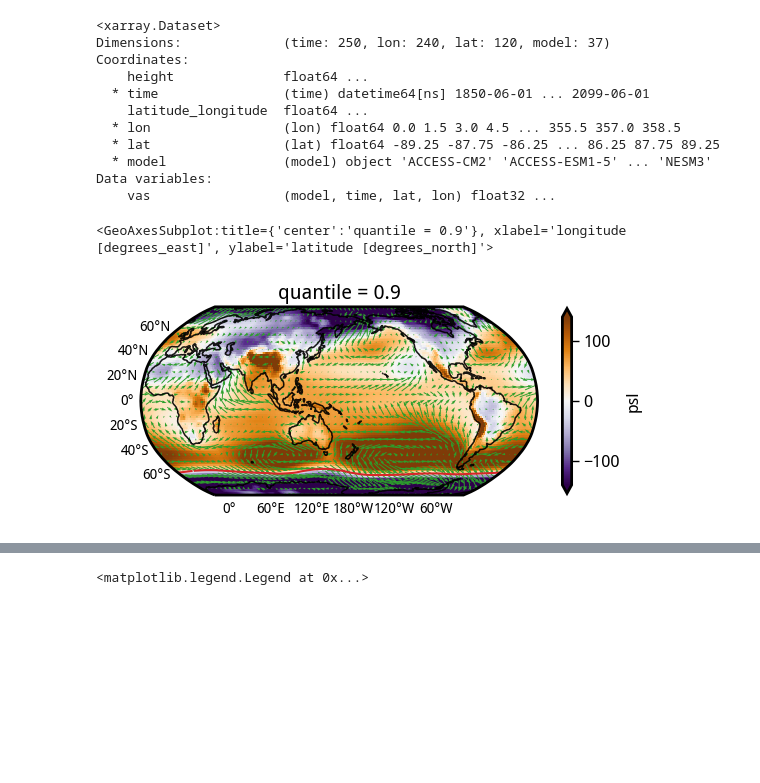
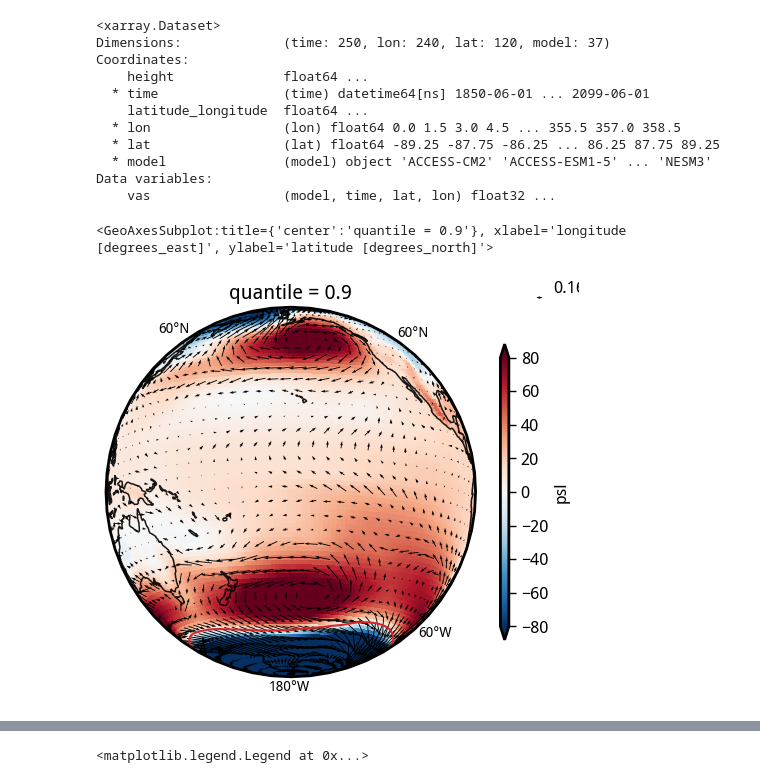
Before and after one commit to adisen99/net_zero_enso_pacific_changes, a Jupyter notebook: 01_cmip6_mean_state_ih_grad.ipynb, the cells around one changed output, grey strips where cells are left out. Saved outputs shown, nothing was run; the diff lists cells and outputs as text; code cells hidden in the pictures; blank space fills up the shorter version.

```diff
--- a/01_cmip6_mean_state_ih_grad.ipynb
+++ b/01_cmip6_mean_state_ih_grad.ipynb
@@ -649,3 +649,6 @@ plt.axhline(0.0, lw=0.5, color='k')
 # %% [output]
 <matplotlib.lines.Line2D at 0x...>
 [figure]
+# %%
+weights = np.cos(np.deg2rad(ts5.ts.lat))
+weights
@@ -756,0 +783,3 @@ plot_background(ax)
+# %%
+rel_ts5 = ts5.ts - ts5.ts.weighted(weights).mean(('lat', 'lon'))
+rel_ts5
@@ -756,0 +804,3 @@ plot_background(ax)
+# %%
+mer_grad5 = rel_ts5.sel(lat = slice(60, 90), lon = slice(140, 290)).weighted(weights).mean(('lat', 'lon')) - rel_ts5.sel(lat = slice(-80, -60), lon = slice(140, 290)).weighted(weights).mean(('lat', 'lon'))
+mer_grad5
@@ -756,0 +827,7 @@ plot_background(ax)
+# %%
+test1 = (mer_grad5.mean('model')/(mer_grad5.mean('model').max('time') - mer_grad5.mean('model').min('time')))
+test1.plot(color='k', lw=2.0)
+test2 = (zon_pac_grad5.mean('model')/(zon_pac_grad5.mean('model').max('time') - zon_pac_grad5.mean('model').min('time')))
+test2.plot(color='tab:red', lw=1.0, alpha=0.3)
+loess3d(test2, dim='time', period=15).plot(color='tab:red', lw=2.0)
+plt.axhline(0.0, lw=0.5, color='k')
@@ -788,17 +876,19 @@ Data variables:
 uas5_anom = funcs.calc_anom(uas5.uas, uas5.uas.sel(time = slice('1960', '1990')))
 vas5_anom = funcs.calc_anom(vas5.vas, vas5.vas.sel(time = slice('1960', '1990')))
 # %%
-ax = plt.axes(projection=ccrs.Robinson(central_longitude=160))
-# plt_test1 = psl5.psl.where(test1 > test1.quantile(0.90, 'model'), drop=True).sel(time = slice('2040', '2070')).mean(('time', 'model')).sel(lat = slice(-80, 80))
-# (plt_test1).plot(transform=ccrs.PlateCarree(), vmin=-140, vmax=140, cmap='PuOr_r', cbar_kwargs=dict(shrink=0.5))
-(plt_test1 - plt_test1.mean(('lat', 'lon'))).plot(transform=ccrs.PlateCarree(), vmin=-140, vmax=140, cmap='PuOr_r', cbar_kwargs=dict(shrink=0.5))
-(plt_test1 - plt_test1.mean(('lat', 'lon'))).sel(lat = slice(-70, -50)).plot.contour(transform=ccrs.PlateCarree(), colors='tab:red', levels=[0],)
-plt_test1_wnd = xr.merge([uas5_anom.where(test1 > test1.quantile(0.90, 'model'), drop=True).sel(time = slice('2040', '2070')).mean(('time', 'model')).sel(lat = slice(-80, 80)), \
-                          vas5_anom.where(test1 > test1.quantile(0.90, 'model'), drop=True).sel(time = slice('2040', '2070')).mean(('time', 'model')).sel(lat = slice(-80, 80))]).isel(lon = slice(0,-1,4), lat = slice(0,-1,4))
-plt_test1_wnd.plot.quiver(x="lon", y="lat", u="uas", v="vas", color='tab:green', vmin=0, vmax=1, extend='both', scale=20, robust=True, transform=ccrs.PlateCarree())
+# ax = plt.axes(projection=ccrs.Robinson(central_longitude=180))
+ax = plt.axes(projection=ccrs.Orthographic(central_longitude=200, central_latitude=-10))
+plt_test1 = psl5.psl.where(test1 > test1.quantile(0.90, 'model'), drop=True).sel(time = slice('2000', '2014')).mean(('time', 'model'))#.sel(lat = slice(-80, 80))
+# (plt_test1).plot(transform=ccrs.PlateCarree(), vmin=-140, vmax=140, cmap='RdBu_r', cbar_kwargs=dict(shrink=0.5))
+# (plt_test1 - plt_test1.weighted(weights).mean(('lat', 'lon'))).plot(transform=ccrs.PlateCarree(), vmin=-140, vmax=140, cmap='RdBu_r', cbar_kwargs=dict(shrink=0.8, aspect=35))
+(plt_test1 - plt_test1.weighted(weights).mean(('lat', 'lon'))).plot(transform=ccrs.PlateCarree(), vmin=-80, vmax=80, cmap='RdBu_r', cbar_kwargs=dict(shrink=0.8, aspect=35))
+(plt_test1 - plt_test1.weighted(weights).mean(('lat', 'lon'))).sel(lat = slice(-70, -50)).plot.contour(transform=ccrs.PlateCarree(), colors='tab:red', levels=[0],)
+plt_test1_wnd = xr.merge([uas5_anom.where(test1 > test1.quantile(0.90, 'model'), drop=True).sel(time = slice('2000', '2014')).mean(('time', 'model')), \
+                          vas5_anom.where(test1 > test1.quantile(0.90, 'model'), drop=True).sel(time = slice('2000', '2014')).mean(('time', 'model'))]).isel(lon = slice(0,-1,3), lat = slice(0,-1,3))
+plt_test1_wnd.plot.quiver(x="lon", y="lat", u="uas", v="vas", color='k', vmin=0, vmax=1, extend='both', scale=10, robust=True, transform=ccrs.PlateCarree())
 plot_background(ax)
 # ax.add_feature(cfeature.LAND, color='k', zorder=1.0)
 # %% [output]
 <GeoAxesSubplot:title={'center':'quantile = 0.9'}, xlabel='longitude [degrees_east]', ylabel='latitude [degrees_north]'>
-[figure, old version]
+[figure, new version]
 # %%
```
Also changed, not shown: parts of 24 cells of this notebook, 1 other file.
